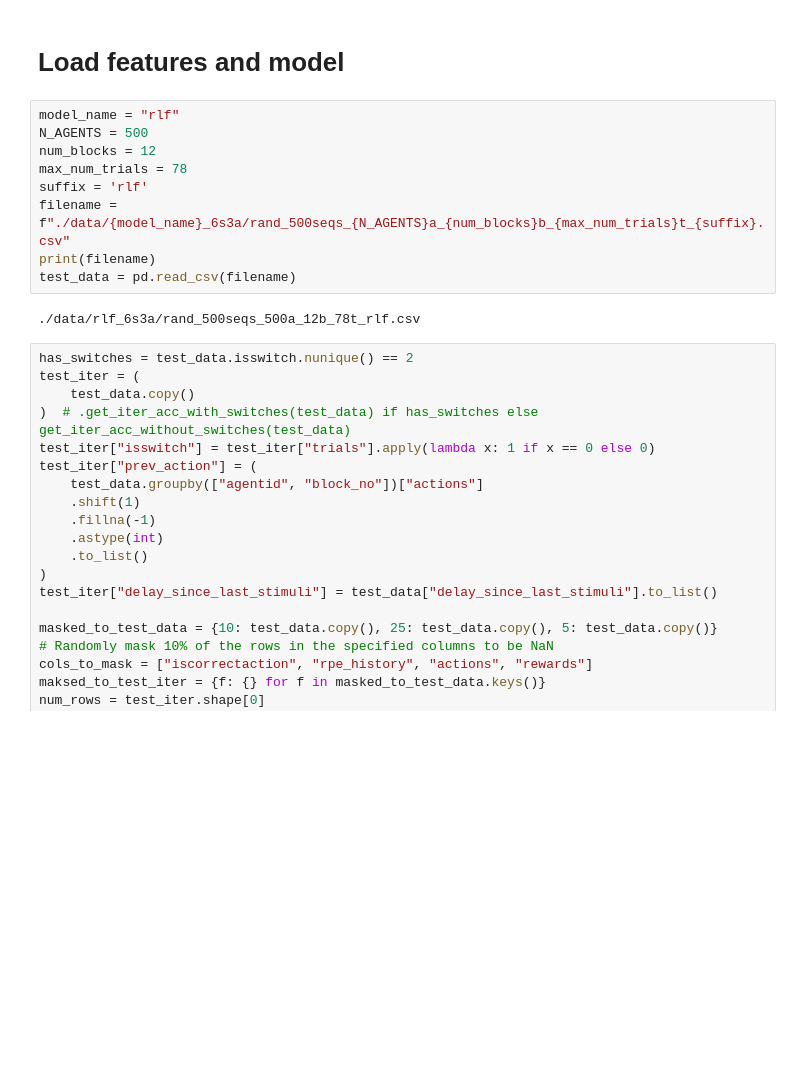
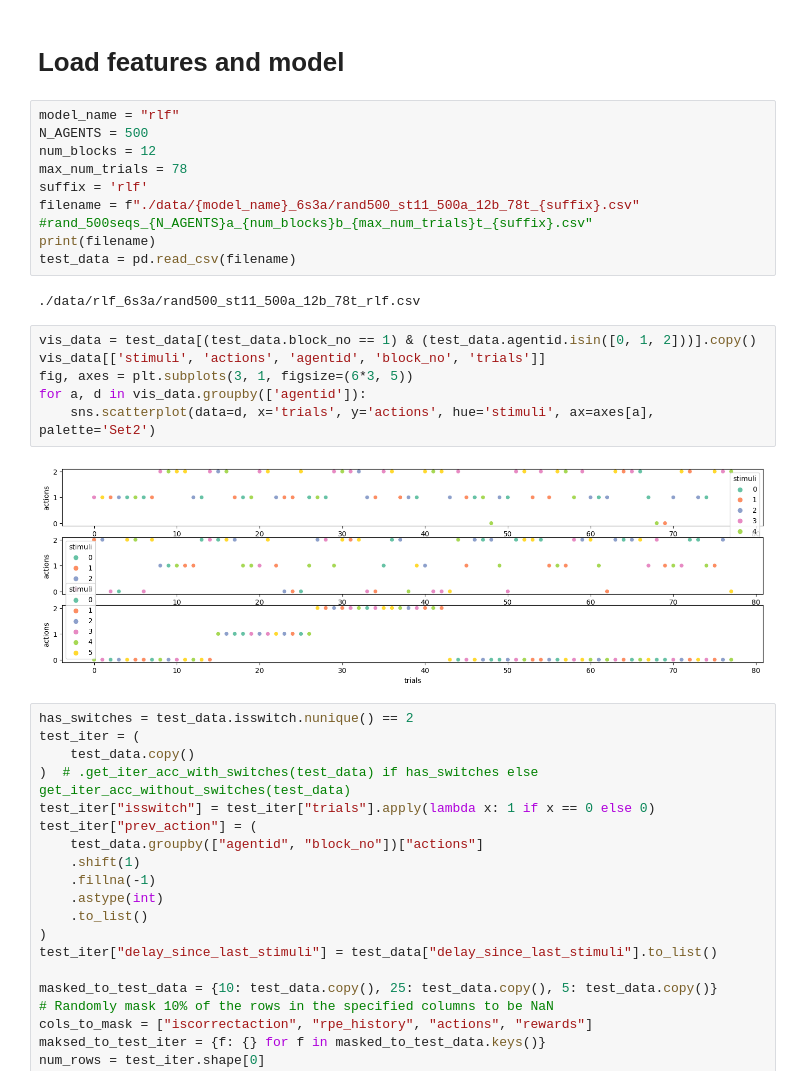
Before and after one commit to ti55987/DL4CM, a Jupyter notebook: permutation_test.ipynb, the cells around one changed output. Cells and saved outputs as stored; diff of their text form; blank space fills up the shorter version.

```diff
--- a/permutation_test.ipynb
+++ b/permutation_test.ipynb
@@ -41,11 +39,19 @@ N_AGENTS = 500
 num_blocks = 12
 max_num_trials = 78
 suffix = 'rlf'
-filename = f"./data/{model_name}_6s3a/rand_500seqs_{N_AGENTS}a_{num_blocks}b_{max_num_trials}t_{suffix}.csv"
+filename = f"./data/{model_name}_6s3a/rand500_st11_500a_12b_78t_{suffix}.csv" #rand_500seqs_{N_AGENTS}a_{num_blocks}b_{max_num_trials}t_{suffix}.csv"
 print(filename)
 test_data = pd.read_csv(filename)
 # %% [output]
-./data/rlf_6s3a/rand_500seqs_500a_12b_78t_rlf.csv
+./data/rlf_6s3a/rand500_st11_500a_12b_78t_rlf.csv
+# %%
+vis_data = test_data[(test_data.block_no == 1) & (test_data.agentid.isin([0, 1, 2]))].copy()
+vis_data[['stimuli', 'actions', 'agentid', 'block_no', 'trials']]
+fig, axes = plt.subplots(3, 1, figsize=(6*3, 5))
+for a, d in vis_data.groupby(['agentid']):
+    sns.scatterplot(data=d, x='trials', y='actions', hue='stimuli', ax=axes[a], palette='Set2')
+# %% [output]
+[figure, added]
 # %%
 has_switches = test_data.isswitch.nunique() == 2
 test_iter = (
```
Also changed, not shown: parts of 12 cells of this notebook, 4 other files.
